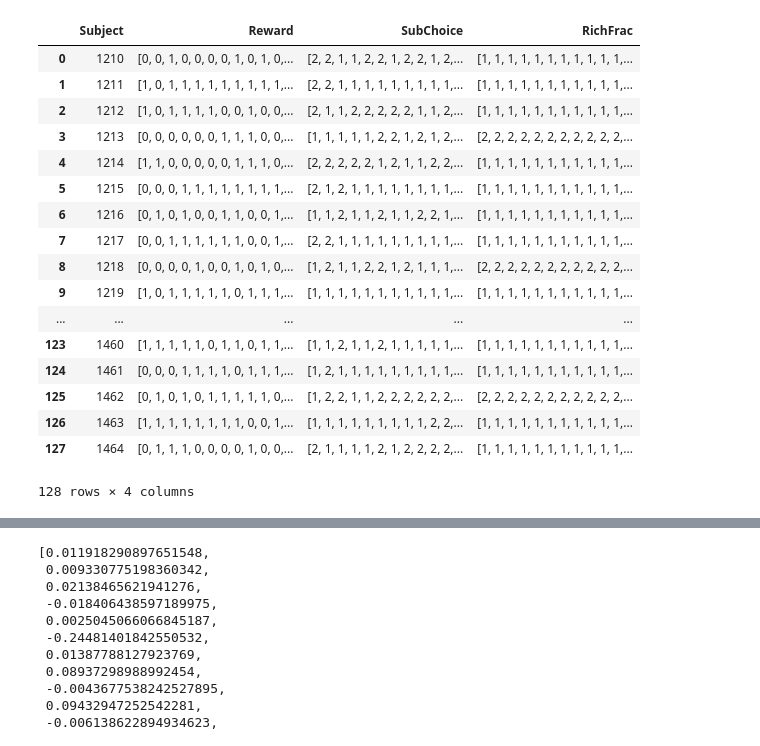
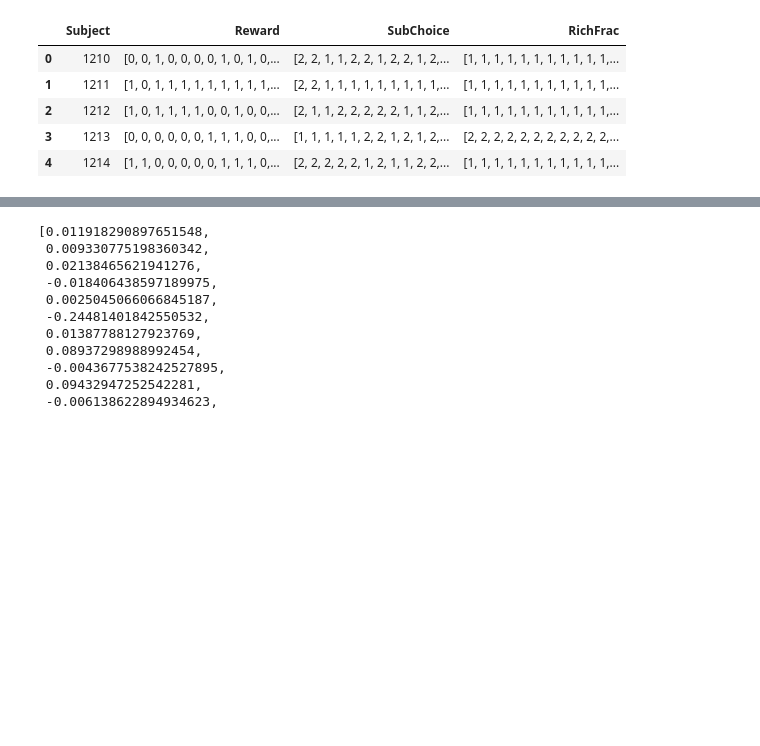
Before and after one commit to alsfilip/Empirical_Information_Bottleneck, a Jupyter notebook: RL_MDD/MDD_analysis.ipynb, the cells around one changed output, grey strips where cells are left out. Saved outputs shown, nothing was run; the diff lists cells and outputs as text; code cells hidden in the pictures; blank space fills up the shorter version.

```diff
--- a/RL_MDD/MDD_analysis.ipynb
+++ b/RL_MDD/MDD_analysis.ipynb
@@ -40,26 +30,14 @@ agg_df = data_file.groupby(['Subject']).agg({
     'RichFrac' : my_concat
 }).reset_index()
 # %%
-agg_df
+agg_df.head()
 # %% [output]
 |  | Subject | Reward | SubChoice | RichFrac |
 | 0 | 1210 | [0, 0, 1, 0, 0, 0, 0, 1, 0, 1, 0,... | [2, 2, 1, 1, 2, 2, 1, 2, 2, 1, 2,... | [1, 1, 1, 1, 1, 1, 1, 1, 1, 1, 1,... |
 | 1 | 1211 | [1, 0, 1, 1, 1, 1, 1, 1, 1, 1, 1,... | [2, 2, 1, 1, 1, 1, 1, 1, 1, 1, 1,... | [1, 1, 1, 1, 1, 1, 1, 1, 1, 1, 1,... |
 | 2 | 1212 | [1, 0, 1, 1, 1, 1, 0, 0, 1, 0, 0,... | [2, 1, 1, 2, 2, 2, 2, 2, 1, 1, 2,... | [1, 1, 1, 1, 1, 1, 1, 1, 1, 1, 1,... |
 | 3 | 1213 | [0, 0, 0, 0, 0, 0, 1, 1, 1, 0, 0,... | [1, 1, 1, 1, 1, 2, 2, 1, 2, 1, 2,... | [2, 2, 2, 2, 2, 2, 2, 2, 2, 2, 2,... |
 | 4 | 1214 | [1, 1, 0, 0, 0, 0, 0, 1, 1, 1, 0,... | [2, 2, 2, 2, 2, 1, 2, 1, 1, 2, 2,... | [1, 1, 1, 1, 1, 1, 1, 1, 1, 1, 1,... |
-| 5 | 1215 | [0, 0, 0, 1, 1, 1, 1, 1, 1, 1, 1,... | [2, 1, 2, 1, 1, 1, 1, 1, 1, 1, 1,... | [1, 1, 1, 1, 1, 1, 1, 1, 1, 1, 1,... |
-| 6 | 1216 | [0, 1, 0, 1, 0, 0, 1, 1, 0, 0, 1,... | [1, 1, 2, 1, 1, 2, 1, 1, 2, 2, 1,... | [1, 1, 1, 1, 1, 1, 1, 1, 1, 1, 1,... |
-| 7 | 1217 | [0, 0, 1, 1, 1, 1, 1, 1, 0, 0, 1,... | [2, 2, 1, 1, 1, 1, 1, 1, 1, 1, 1,... | [1, 1, 1, 1, 1, 1, 1, 1, 1, 1, 1,... |
-| 8 | 1218 | [0, 0, 0, 0, 1, 0, 0, 1, 0, 1, 0,... | [1, 2, 1, 1, 2, 2, 1, 2, 1, 1, 1,... | [2, 2, 2, 2, 2, 2, 2, 2, 2, 2, 2,... |
-| 9 | 1219 | [1, 0, 1, 1, 1, 1, 1, 0, 1, 1, 1,... | [1, 1, 1, 1, 1, 1, 1, 1, 1, 1, 1,... | [1, 1, 1, 1, 1, 1, 1, 1, 1, 1, 1,... |
-| ... | ... | ... | ... | ... |
-| 123 | 1460 | [1, 1, 1, 1, 1, 0, 1, 1, 0, 1, 1,... | [1, 1, 2, 1, 1, 2, 1, 1, 1, 1, 1,... | [1, 1, 1, 1, 1, 1, 1, 1, 1, 1, 1,... |
-| 124 | 1461 | [0, 0, 0, 1, 1, 1, 1, 0, 1, 1, 1,... | [1, 2, 1, 1, 1, 1, 1, 1, 1, 1, 1,... | [1, 1, 1, 1, 1, 1, 1, 1, 1, 1, 1,... |
-| 125 | 1462 | [0, 1, 0, 1, 0, 1, 1, 1, 1, 1, 0,... | [1, 2, 2, 1, 1, 2, 2, 2, 2, 2, 2,... | [2, 2, 2, 2, 2, 2, 2, 2, 2, 2, 2,... |
-| 126 | 1463 | [1, 1, 1, 1, 1, 1, 1, 1, 0, 0, 1,... | [1, 1, 1, 1, 1, 1, 1, 1, 1, 2, 2,... | [1, 1, 1, 1, 1, 1, 1, 1, 1, 1, 1,... |
-| 127 | 1464 | [0, 1, 1, 1, 0, 0, 0, 0, 1, 0, 0,... | [2, 1, 1, 1, 1, 2, 1, 2, 2, 2, 2,... | [1, 1, 1, 1, 1, 1, 1, 1, 1, 1, 1,... |
-128 rows × 4 columns
 # %%
 def trial_label(x):
     as_strings = [num.astype(str) for num in x]
```
Also changed, not shown: parts of 19 cells of this notebook, 1 other file.
